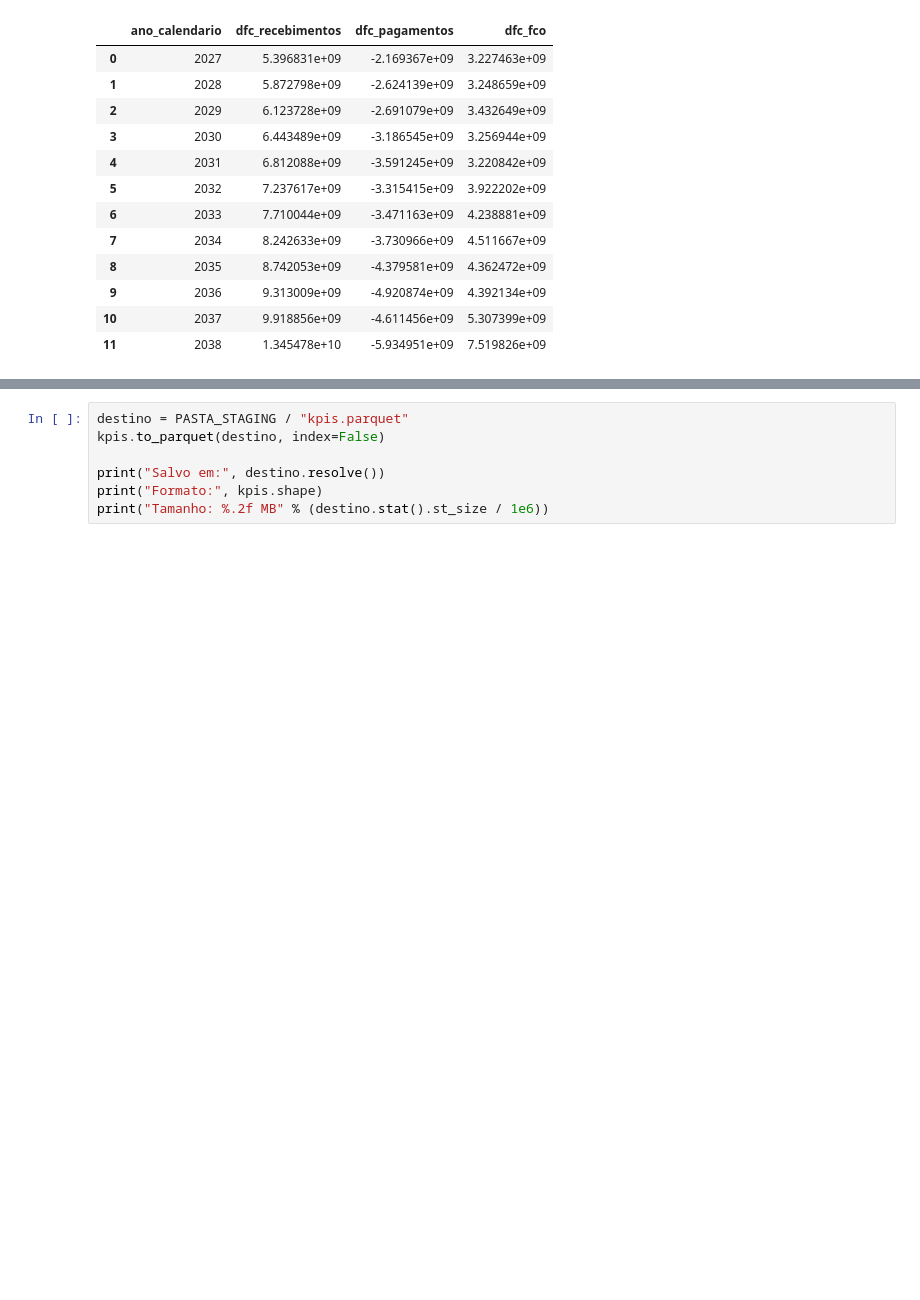
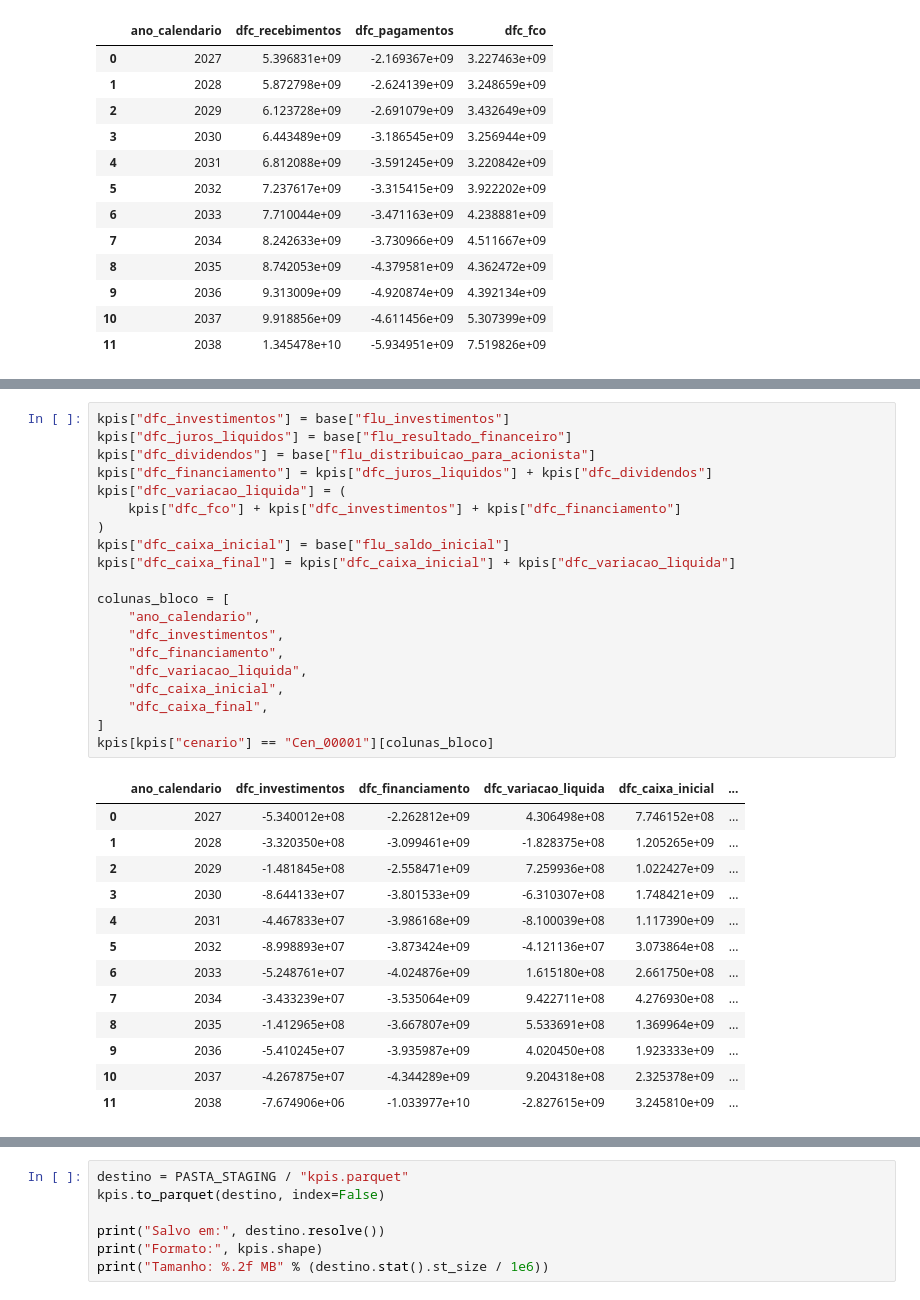
Before and after one commit to 2026-2-NCC4/Projeto7, a Jupyter notebook: src/Notebooks/kpis.ipynb, the cells around one changed output, grey strips where cells are left out. Saved outputs shown, nothing was run; the diff lists cells and outputs as text; blank space fills up the shorter version.

Commit message:
organizacao das kpis para segunda entrega

```diff
--- a/src/Notebooks/kpis.ipynb
+++ b/src/Notebooks/kpis.ipynb
@@ -156,0 +160,34 @@ Esta célula fica sempre por último e regrava `kpis.parquet` com todas as colun
+# %%
+kpis["dfc_investimentos"] = base["flu_investimentos"]
+kpis["dfc_juros_liquidos"] = base["flu_resultado_financeiro"]
+kpis["dfc_dividendos"] = base["flu_distribuicao_para_acionista"]
+kpis["dfc_financiamento"] = kpis["dfc_juros_liquidos"] + kpis["dfc_dividendos"]
+kpis["dfc_variacao_liquida"] = (
+    kpis["dfc_fco"] + kpis["dfc_investimentos"] + kpis["dfc_financiamento"]
+)
+kpis["dfc_caixa_inicial"] = base["flu_saldo_inicial"]
+kpis["dfc_caixa_final"] = kpis["dfc_caixa_inicial"] + kpis["dfc_variacao_liquida"]
+
+colunas_bloco = [
+    "ano_calendario",
+    "dfc_investimentos",
+    "dfc_financiamento",
+    "dfc_variacao_liquida",
+    "dfc_caixa_inicial",
+    "dfc_caixa_final",
+]
+kpis[kpis["cenario"] == "Cen_00001"][colunas_bloco]
+# %% [output]
+|  | ano_calendario | dfc_investimentos | dfc_financiamento | dfc_variacao_liquida | dfc_caixa_inicial | ... |
+| 0 | 2027 | -5.340012e+08 | -2.262812e+09 | 4.306498e+08 | 7.746152e+08 | ... |
+| 1 | 2028 | -3.320350e+08 | -3.099461e+09 | -1.828375e+08 | 1.205265e+09 | ... |
+| 2 | 2029 | -1.481845e+08 | -2.558471e+09 | 7.259936e+08 | 1.022427e+09 | ... |
+| 3 | 2030 | -8.644133e+07 | -3.801533e+09 | -6.310307e+08 | 1.748421e+09 | ... |
+| 4 | 2031 | -4.467833e+07 | -3.986168e+09 | -8.100039e+08 | 1.117390e+09 | ... |
+| 5 | 2032 | -8.998893e+07 | -3.873424e+09 | -4.121136e+07 | 3.073864e+08 | ... |
+| 6 | 2033 | -5.248761e+07 | -4.024876e+09 | 1.615180e+08 | 2.661750e+08 | ... |
+| 7 | 2034 | -3.433239e+07 | -3.535064e+09 | 9.422711e+08 | 4.276930e+08 | ... |
+| 8 | 2035 | -1.412965e+08 | -3.667807e+09 | 5.533691e+08 | 1.369964e+09 | ... |
+| 9 | 2036 | -5.410245e+07 | -3.935987e+09 | 4.020450e+08 | 1.923333e+09 | ... |
+| 10 | 2037 | -4.267875e+07 | -4.344289e+09 | 9.204318e+08 | 2.325378e+09 | ... |
+| 11 | 2038 | -7.674906e+06 | -1.033977e+10 | -2.827615e+09 | 3.245810e+09 | ... |
```
Also changed, not shown: parts of 12 cells of this notebook, 1 other file.
